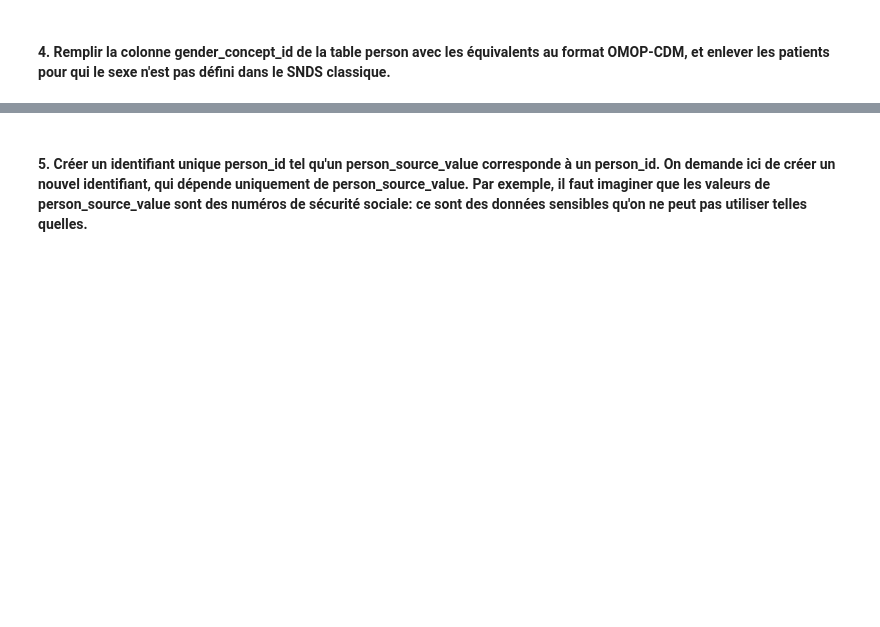
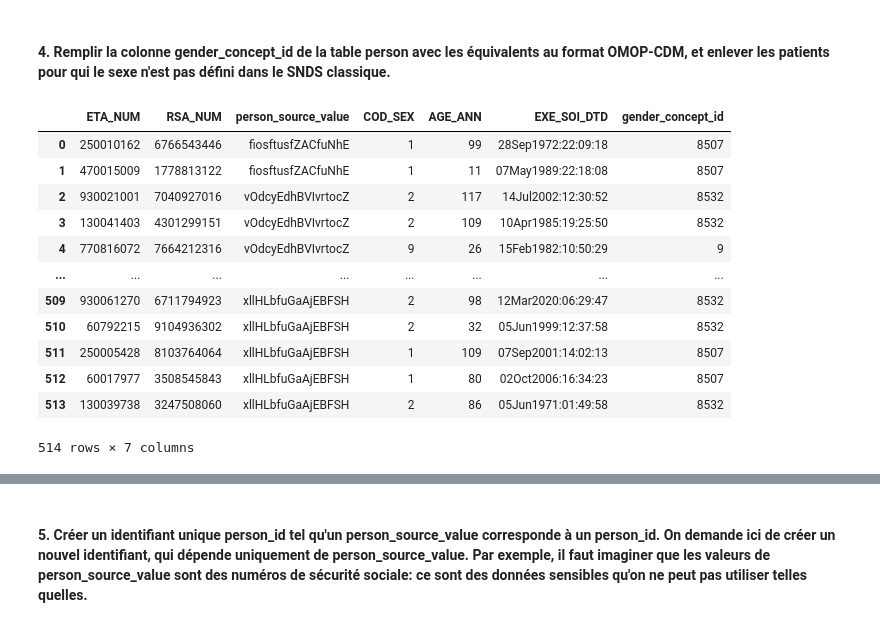
Before and after one commit to salishrodinger/Test_HDH, a Jupyter notebook: test_snds.ipynb, the cells around one changed output, grey strips where cells are left out. Saved outputs shown, nothing was run; the diff lists cells and outputs as text; code cells hidden in the pictures; blank space fills up the shorter version.

```diff
--- a/test_snds.ipynb
+++ b/test_snds.ipynb
@@ -180,3 +174,23 @@ for sex, gender_concept_id in {1:8507, 2:8532}.items():
+# %%
+# conversion du cod_sex au format OMOP-CDM
+gender_id = {1: 8507, 2: 8532, 9:9}
+cleaned_df2["gender_concept_id"] = cleaned_df2["COD_SEX"].map(gender_id)
+
+cleaned_df2
+# %% [output]
+|  | ETA_NUM | RSA_NUM | person_source_value | COD_SEX | AGE_ANN | EXE_SOI_DTD | gender_concept_id |
+| 0 | 250010162 | 6766543446 | fiosftusfZACfuNhE | 1 | 99 | 28Sep1972:22:09:18 | 8507 |
+| 1 | 470015009 | 1778813122 | fiosftusfZACfuNhE | 1 | 11 | 07May1989:22:18:08 | 8507 |
+| 2 | 930021001 | 7040927016 | vOdcyEdhBVIvrtocZ | 2 | 117 | 14Jul2002:12:30:52 | 8532 |
+| 3 | 130041403 | 4301299151 | vOdcyEdhBVIvrtocZ | 2 | 109 | 10Apr1985:19:25:50 | 8532 |
+| 4 | 770816072 | 7664212316 | vOdcyEdhBVIvrtocZ | 9 | 26 | 15Feb1982:10:50:29 | 9 |
+| ... | ... | ... | ... | ... | ... | ... | ... |
+| 509 | 930061270 | 6711794923 | xllHLbfuGaAjEBFSH | 2 | 98 | 12Mar2020:06:29:47 | 8532 |
+| 510 | 60792215 | 9104936302 | xllHLbfuGaAjEBFSH | 2 | 32 | 05Jun1999:12:37:58 | 8532 |
+| 511 | 250005428 | 8103764064 | xllHLbfuGaAjEBFSH | 1 | 109 | 07Sep2001:14:02:13 | 8507 |
+| 512 | 60017977 | 3508545843 | xllHLbfuGaAjEBFSH | 1 | 80 | 02Oct2006:16:34:23 | 8507 |
+| 513 | 130039738 | 3247508060 | xllHLbfuGaAjEBFSH | 2 | 86 | 05Jun1971:01:49:58 | 8532 |
+514 rows × 7 columns
 # %%
 # supression lignes dont le sexe n'est pas défini
 cleaned_df2 = cleaned_df2[cleaned_df2["COD_SEX"]!=9]
```
Also changed, not shown: parts of 19 cells of this notebook, 2 other files.
